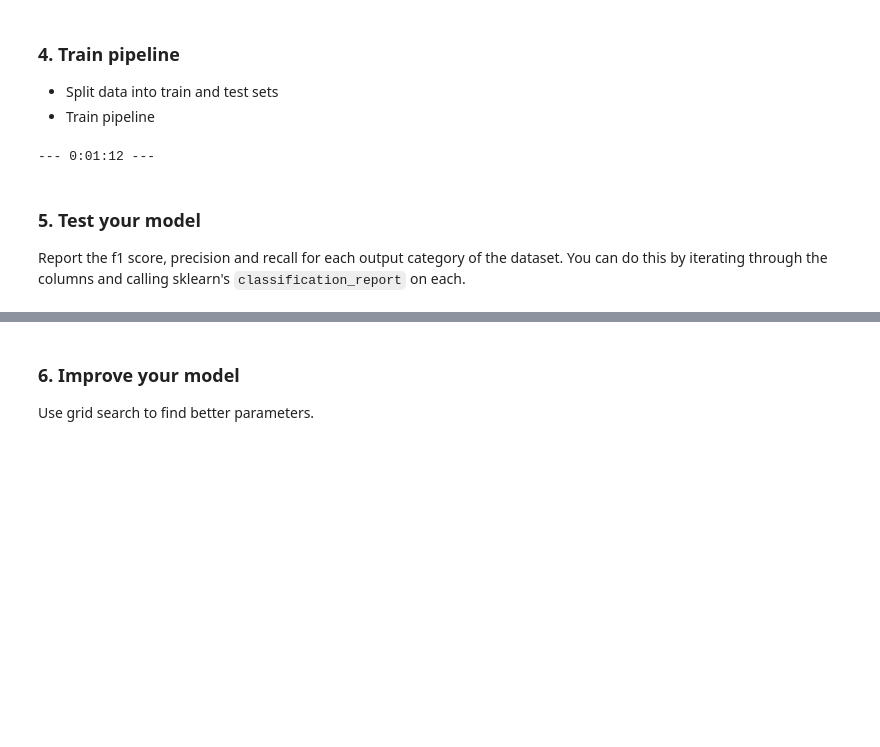
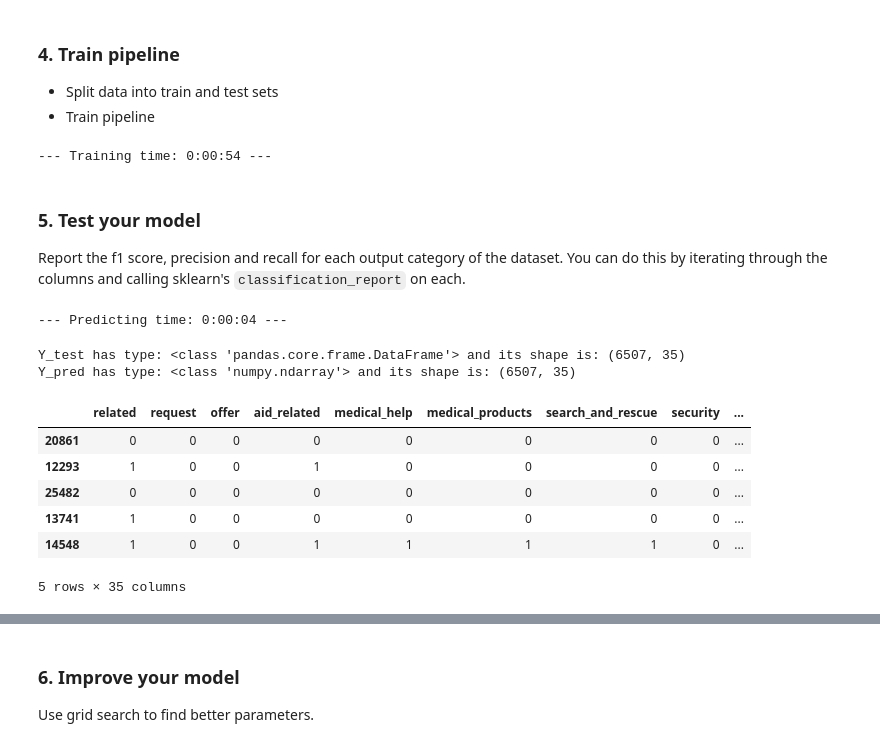
Before and after one commit to gauravansal/Disaster-Response-Pipelines, a Jupyter notebook: ML Pipeline Preparation.ipynb, the cells around one changed output, grey strips where cells are left out. Drawn from its saved outputs; the diff is of its cells as text; code cells hidden in the pictures; blank space fills up the shorter version.

Commit message:
feat: Test the model

```diff
--- a/ML Pipeline Preparation.ipynb
+++ b/ML Pipeline Preparation.ipynb
@@ -209,9 +209,34 @@ start_datetime = datetime.datetime.now().replace(microsecond=0)
 # Train basic pipeline
 pipeline.fit(X_train, Y_train)
 #print("--- %s seconds ---" % (time.time() - start_time))
-print("--- %s ---" % (datetime.datetime.now().replace(microsecond=0) - start_datetime))
+print("--- Training time: %s ---" % (datetime.datetime.now().replace(microsecond=0) - start_datetime))
 # %% [output]
---- 0:01:12 ---
+--- Training time: 0:00:54 ---
 # %% [markdown]
 ### 5. Test your model
 Report the f1 score, precision and recall for each output category of the dataset. You can do this by iterating through the columns and calling sklearn's `classification_report` on each.
+# %%
+# Predict categories from test set
+start_datetime = datetime.datetime.now().replace(microsecond=0)
+Y_pred = pipeline.predict(X_test)
+print("--- Predicting time: %s ---" % (datetime.datetime.now().replace(microsecond=0) - start_datetime))
+# %% [output]
+--- Predicting time: 0:00:04 ---
+# %%
+# Print type and shape of Y_test and Y_pred
+print('Y_test has type: {} and its shape is: {}'.format(type(Y_test), Y_test.shape))
+print('Y_pred has type: {} and its shape is: {}'.format(type(Y_pred), Y_pred.shape))
+# %% [output]
+Y_test has type: <class 'pandas.core.frame.DataFrame'> and its shape is: (6507, 35)
+Y_pred has type: <class 'numpy.ndarray'> and its shape is: (6507, 35)
+# %%
+# Print first 5 rows of Y_test dataframe
+Y_test.head()
+# %% [output]
+|  | related | request | offer | aid_related | medical_help | medical_products | search_and_rescue | security | ... |
+| 20861 | 0 | 0 | 0 | 0 | 0 | 0 | 0 | 0 | ... |
+| 12293 | 1 | 0 | 0 | 1 | 0 | 0 | 0 | 0 | ... |
+| 25482 | 0 | 0 | 0 | 0 | 0 | 0 | 0 | 0 | ... |
+| 13741 | 1 | 0 | 0 | 0 | 0 | 0 | 0 | 0 | ... |
+| 14548 | 1 | 0 | 0 | 1 | 1 | 1 | 1 | 0 | ... |
+5 rows × 35 columns
```
Also changed, not shown: parts of 7 cells of this notebook.
